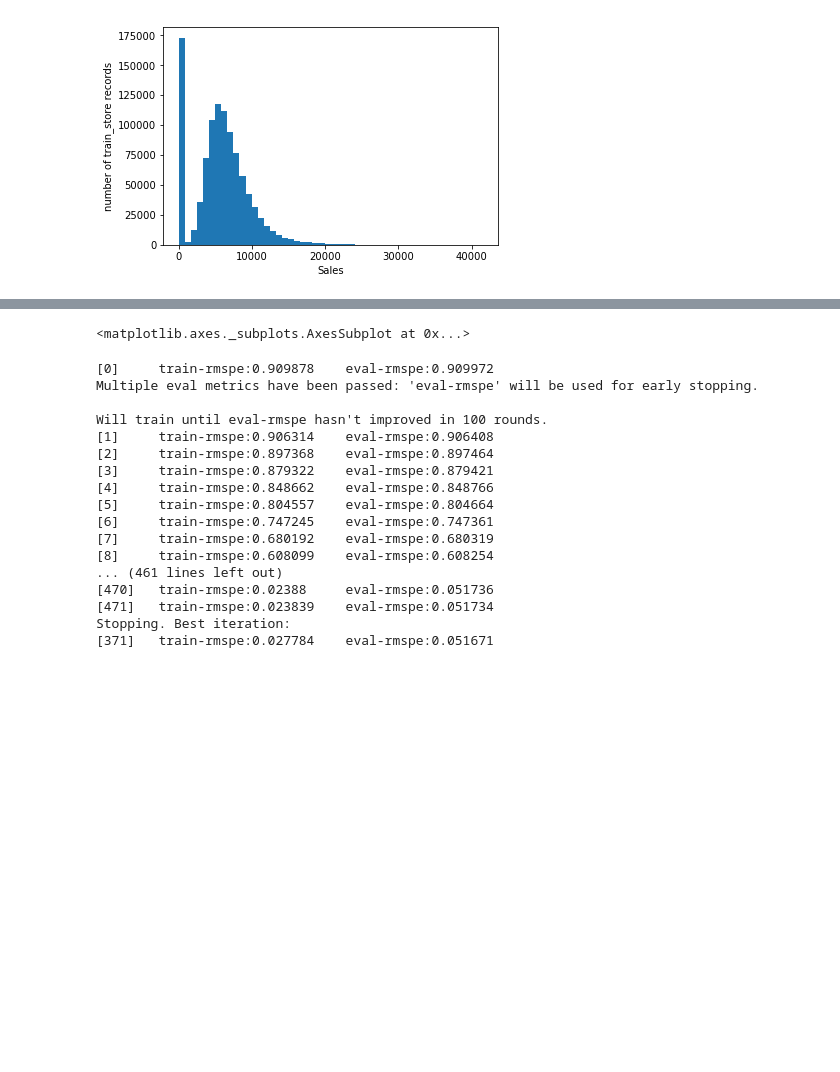
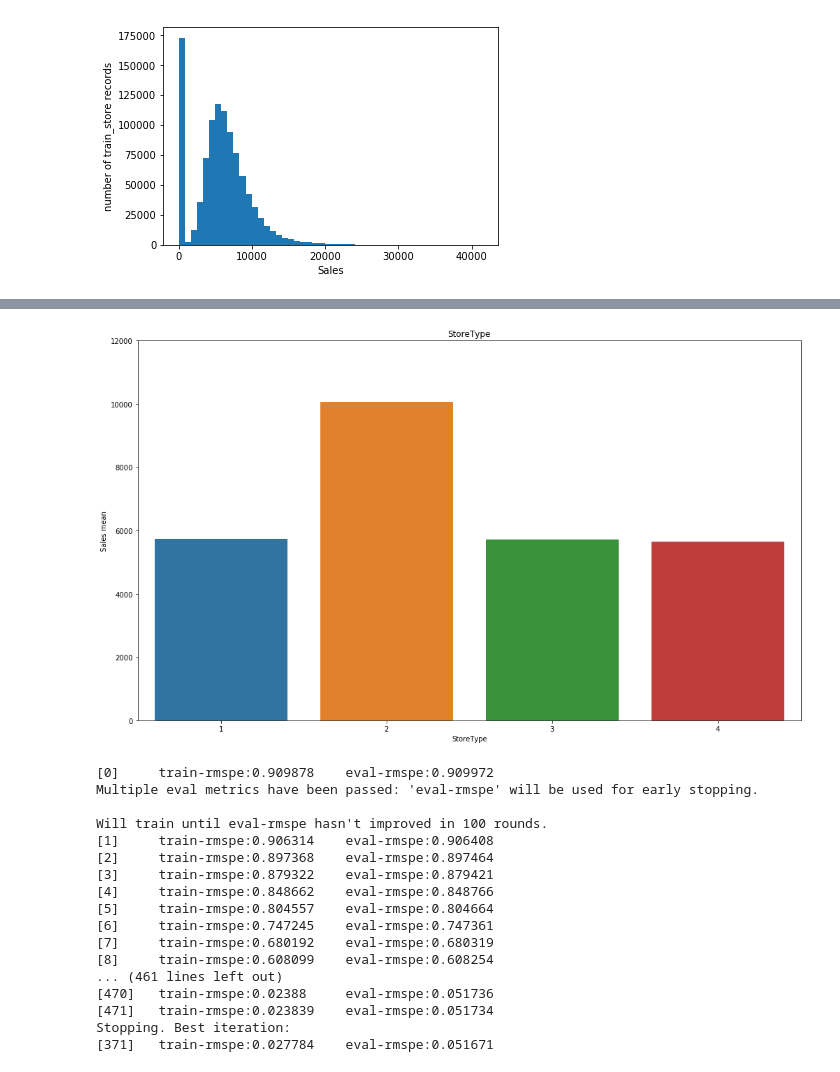
Before and after one commit to xueweiyema/ForecastRossmannStoreSales, a Jupyter notebook: proposal.ipynb, the cells around one changed output, grey strips where cells are left out. Saved outputs shown, nothing was run; the diff lists cells and outputs as text; code cells hidden in the pictures; blank space fills up the shorter version.

```diff
--- a/proposal.ipynb
+++ b/proposal.ipynb
@@ -577,15 +587,15 @@ plt.show()
 # %%
-pc = train_store.groupby('StoreType')['Sales'].mean()
+pt = train_store.groupby('StoreType')['Sales'].mean()
 
 plt.subplots(1,1,figsize=(17,10))
 plt.ylim(ymin=0)
-plt.ylim(ymax=1100)
-plt.title('Time per store_and_fwd_flag')
-plt.legend(loc=0)
-plt.ylabel('Time in Seconds')
-sns.barplot(pc.index,pc.values)
+plt.ylim(ymax=12000)
+plt.title('StoreType')
+plt.ylabel('Sales mean')
+sns.barplot(pc.index,pt.values)
+plt.show()
 # %% [output]
-<matplotlib.axes._subplots.AxesSubplot at 0x...>
+[figure, added]
 # %%
 # 建立测试函数
 def ToWeight(y):
```
Also changed, not shown: parts of 2 cells of this notebook.
